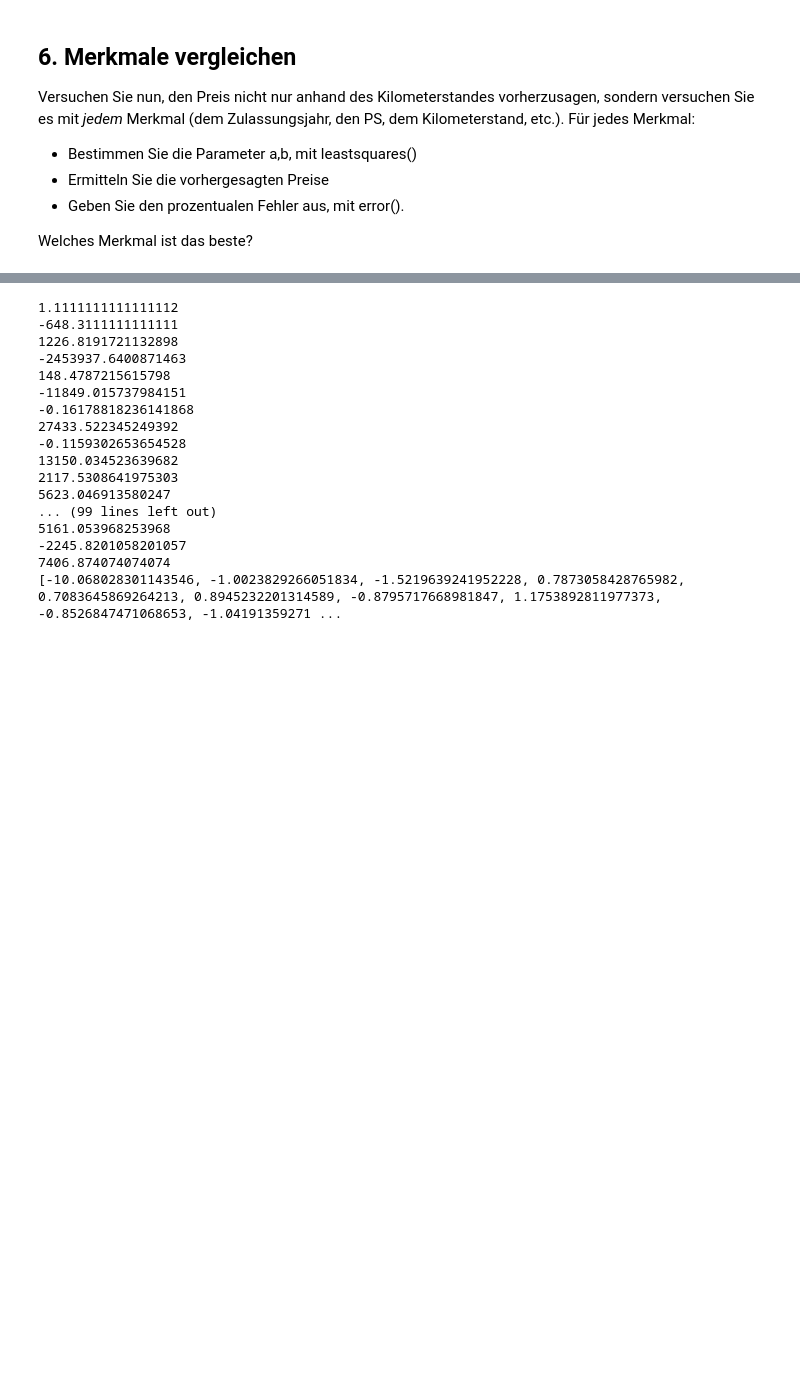
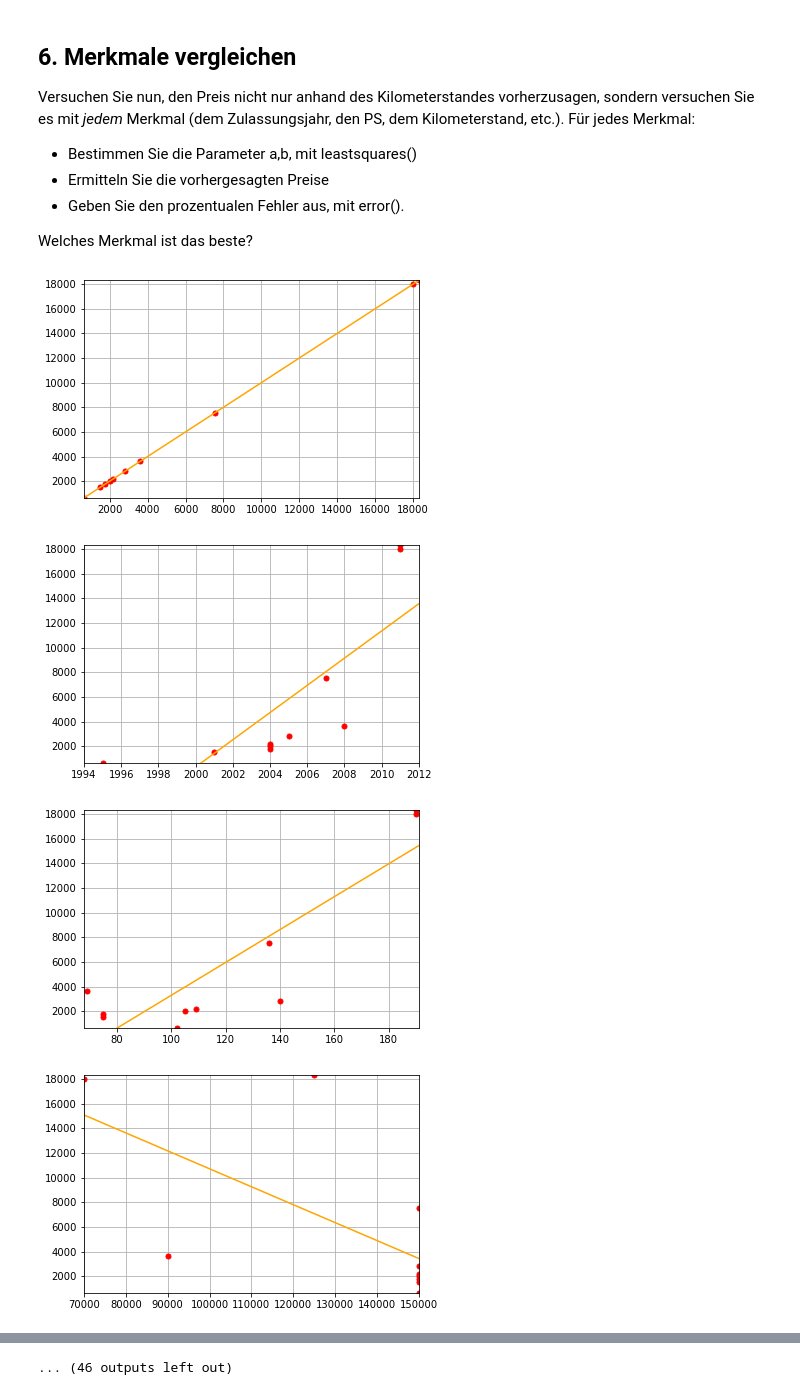
Before and after one commit to TrialAnd404/Uni_Stuff, a Jupyter notebook: Statistik/Übungen/Übung 4/04_leastsquares.ipynb, the cells around one changed output, grey strips where cells are left out. Cells and saved outputs as stored; diff of their text form; code cells hidden in the pictures; blank space fills up the shorter version.

```diff
--- a/Statistik/Übungen/Übung 4/04_leastsquares.ipynb
+++ b/Statistik/Übungen/Übung 4/04_leastsquares.ipynb
@@ -122,14 +128,20 @@ Ihre Funktion erhält als Parameter die prognostizierten Preise und die echten P
 Rufen Sie error() für Ihr Modell auf. Um wieviel Prozent weicht die kilometerstandsbasierte Prognose im Schnitt vom echten Preis ab?
 # %%
 def error(ypredicted, yreal):
-    deltaPercent = abs(yreal-ypredicted)/ypredicted
+
+    deltaAbsolute = abs(yreal-ypredicted)
+    deltaPercent = deltaAbsolute/abs(ypredicted)
+
     return deltaPercent
+
 
 totalDelta = 0
 
 for index in range(len(xCars)):
-    totalDelta = totalDelta + error(aCars*index+bCars, yCars[index])
+    totalDelta = totalDelta + error(aCars*xCars[index]+bCars, yCars[index])
 
 totalDelta = totalDelta/len(xCars)
 print(totalDelta)
+
+print(error(a*x+b, y))
 # %% [output]
@@ -143,22 +156,27 @@ Versuchen Sie nun, den Preis nicht nur anhand des Kilometerstandes vorherzusagen
 
 Welches Merkmal ist das beste?
 # %%
-tiefe=10
+tiefe=1000
 yCars=cars['dollar_price'][:tiefe]
-#columns = ['kilometer', 'registration_year', 'power_ps']
+columns = ['kilometer', 'registration_year', 'power_ps']
 deltas = []
 
 for column in cars.columns:
     xCars = cars[column][:tiefe]
     merkmalDelta = 0
     columnA, columnB = leastsquares(xCars,yCars)
-    print(columnA)
-    print(columnB)
+    plot(xCars, yCars, columnA, columnB)
+    #print(columnA)
+    #print(columnB)
     for index in range(tiefe):
+        #print(error(columnA*index+columnB, yCars[index]))
         merkmalDelta = merkmalDelta + error(columnA*index+columnB, yCars[index])
-
     merkmalDelta = merkmalDelta/tiefe
     deltas.append(merkmalDelta)
 
 print(deltas)
 # %% [output]
+[figure, added]
+[figure, added]
+[figure, added]
+[figure, added]
@@ -165,17 +191 @@ print(deltas)
-1.1111111111111112
--648.3111111111111
-1226.8191721132898
--2453937.6400871463
-148.4787215615798
--11849.015737984151
--0.16178818236141868
-27433.522345249392
--0.1159302653654528
-13150.034523639682
-2117.5308641975303
-5623.046913580247
-... (99 lines left out)
-5161.053968253968
--2245.8201058201057
-7406.874074074074
-[-10.068028301143546, -1.0023829266051834, -1.5219639241952228, 0.7873058428765982, 0.7083645869264213, 0.8945232201314589, -0.8795717668981847, 1.1753892811977373, -0.8526847471068653, -1.04191359271 ...
+... (46 outputs left out)
```
Also changed, not shown: parts of 5 cells of this notebook, 5 other files.
